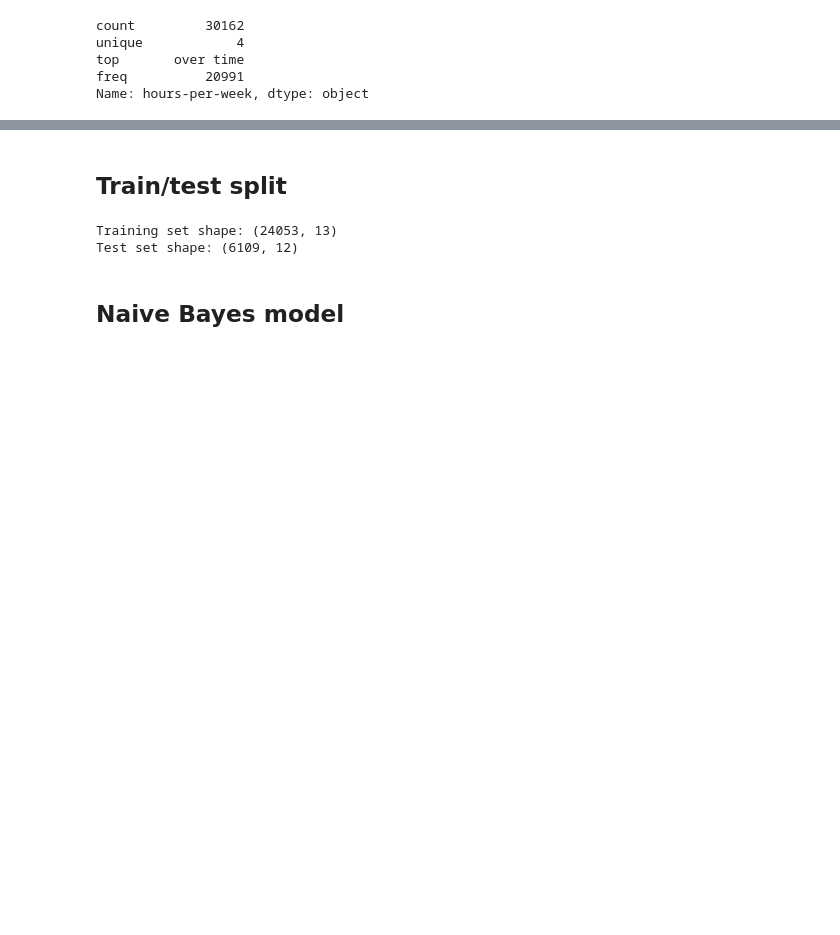
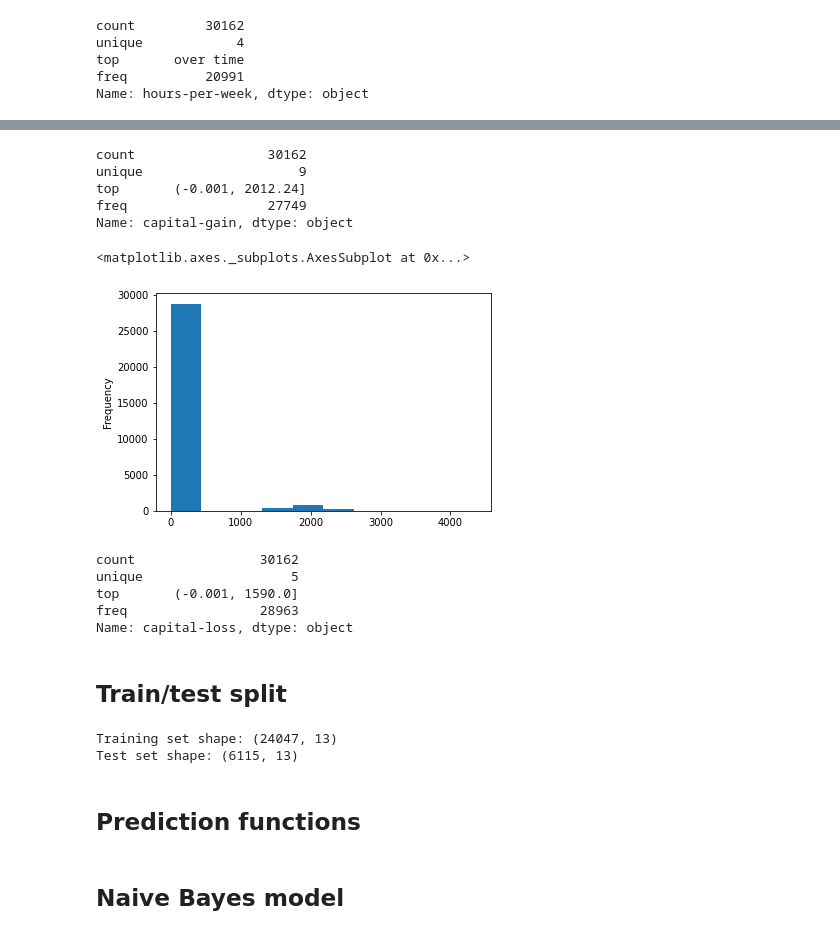
Before and after one commit to Wadaboa/bayesian-net-classifier, a Jupyter notebook: classify.ipynb, the cells around one changed output, grey strips where cells are left out. Cells and saved outputs as stored; diff of their text form; code cells hidden in the pictures; blank space fills up the shorter version.

```diff
--- a/classify.ipynb
+++ b/classify.ipynb
@@ -161,12 +173,36 @@ Name: hours-per-week, dtype: object
+# %%
+df['capital-gain'], capital_gain_bins_edges = pd.qcut(df['capital-gain'], q=100, duplicates='drop', retbins=True)
+df['capital-gain'].describe()
+# %% [output]
+count                 30162
+unique                    9
+top       (-0.001, 2012.24]
+freq                  27749
+Name: capital-gain, dtype: object
+# %%
+df['capital-loss'].plot(kind='hist')
+# %% [output]
+<matplotlib.axes._subplots.AxesSubplot at 0x...>
+[figure, added]
+# %%
+df['capital-loss'], capital_loss_bins_edges = pd.qcut(df['capital-loss'], q=100, duplicates='drop', retbins=True)
+df['capital-loss'].describe()
+# %% [output]
+count                30162
+unique                   5
+top       (-0.001, 1590.0]
+freq                 28963
+Name: capital-loss, dtype: object
 # %% [markdown]
 ## Train/test split
 # %%
 mask = np.random.rand(len(df)) < 0.8
 train = df[mask]
 test = df[~mask]
-test.drop(target_variable, axis=1, inplace=True)
 print(f"Training set shape: {train.shape}")
 print(f"Test set shape: {test.shape}")
 # %% [output]
-Training set shape: (24053, 13)
-Test set shape: (6109, 12)
+Training set shape: (24047, 13)
+Test set shape: (6115, 13)
+# %% [markdown]
+## Prediction functions
```
Also changed, not shown: parts of 15 cells of this notebook.
